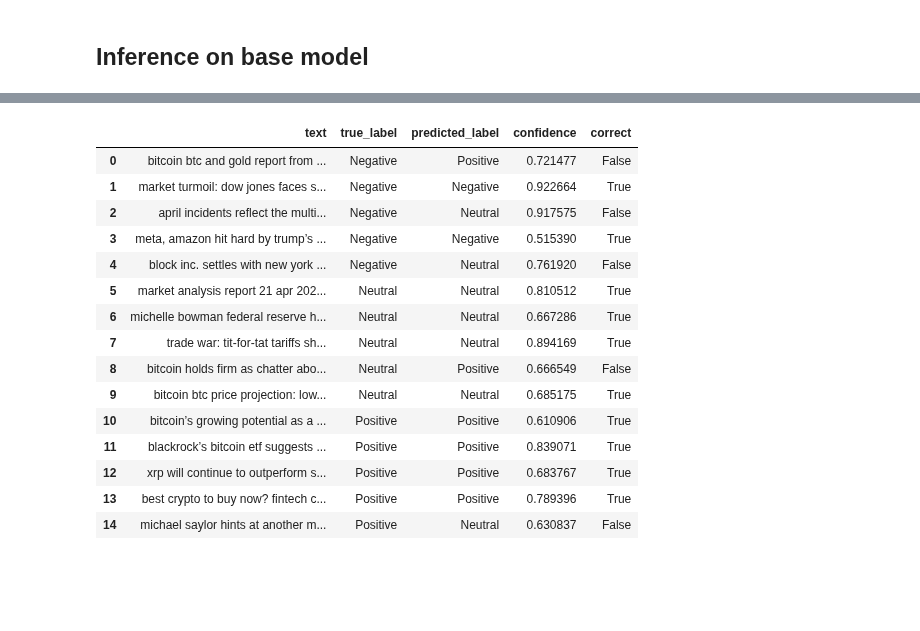
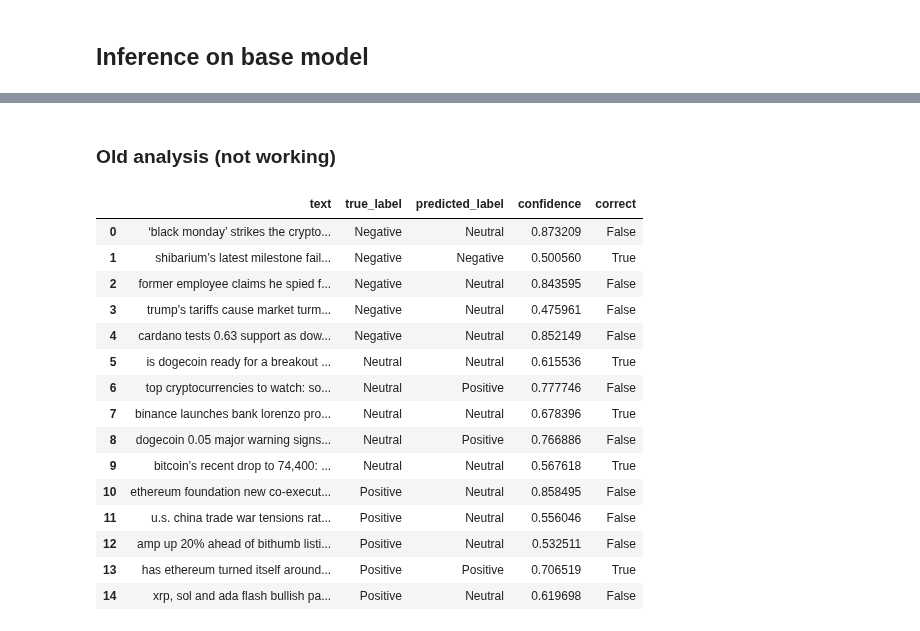
Before and after one commit to hstoklosa/sentix-nlp, a Jupyter notebook: baseline.ipynb, the cells around one changed output, grey strips where cells are left out. Cells and saved outputs as stored; diff of their text form; code cells hidden in the pictures; blank space fills up the shorter version.

Commit message:
refactor: migrate to trainer for building a baseline

```diff
--- a/baseline.ipynb
+++ b/baseline.ipynb
@@ -104,2 +94,5 @@ RobertaForSequenceClassification(
+# %%
+X_test, y_test = test_df['full_text'].values, test_df['label'].values
+test_dataset = NewsDataset(X_test, y_test, tokenizer)
 # %% [markdown]
 ## Inference on base model
@@ -166,0 +162,36 @@ weighted avg       0.65      0.52      0.51      1495
+# %%
+target_names = ['Negative', 'Neutral', 'Positive']
+
+predictions = trainer.predict(test_dataset)
+logits = predictions.predictions  # shape (n_examples, n_labels)
+
+probs = softmax(logits, axis=1)
+preds = np.argmax(probs, axis=1)
+confidences = probs.max(axis=1)
+
+results_df = test_df.copy()
+results_df['predicted_label'] = preds
+results_df['confidence'] = confidences
+results_df['correct'] = results_df['predicted_label'] == results_df['label']
+
+results_df['true_label_str'] = results_df['label'].map(lambda i: target_names[i])
+results_df['pred_label_str'] = results_df['predicted_label'].map(lambda i: target_names[i])
+
+sample_size = 10
+samples = (
+    results_df
+    .groupby('label', group_keys=False)
+    .apply(lambda grp: grp.sample(sample_size, random_state=42))
+    .reset_index(drop=True)
+)
+
+samples['text_snippet'] = samples['full_text']
+display_df = samples[[
+    'text_snippet',
+    'true_label_str',
+    'pred_label_str',
+    'confidence',
+    'correct'
+]]
+pd.set_option('display.max_colwidth', 100)
+display_df
@@ -167,9 +217,11 @@ weighted avg       0.65      0.52      0.51      1495
+# %% [markdown]
+### Old analysis (not working)
 # %%
 # Select a few examples from each class to analyse
 sample_size, examples = 5, []
 
 for label in [0, 1, 2]:
-    class_df = val_df[val_df['label'] == label].sample(sample_size, random_state=42)
+    class_df = test_df[test_df['label'] == label].sample(sample_size, random_state=42)
     sample_texts = class_df['full_text'].tolist()
     sample_labels = class_df['label'].tolist()
 
@@ -179,45 +231,45 @@ for label in [0, 1, 2]:
         truncation=True,
         padding=True,
         max_length=128,
         return_tensors="pt"
     )
     input_ids = sample_encodings["input_ids"].to(device)
     attention_mask = sample_encodings["attention_mask"].to(device)
 
     with torch.no_grad():
         outputs = model(input_ids=input_ids, attention_mask=attention_mask)
         logits = outputs.logits
         probs = torch.softmax(logits, dim=-1).cpu().numpy()
         preds = np.argmax(probs, axis=-1)
 
     for i in range(len(sample_texts)):
         examples.append({
             'text': sample_texts[i][:100] + "...",  # Truncate for display
             'true_label': target_names[sample_labels[i]],
             'predicted_label': target_names[preds[i]],
             'confidence': probs[i][preds[i]],
             'correct': sample_labels[i] == preds[i]
         })
 
 
 examples_df = pd.DataFrame(examples)
 # pd.set_option('display.max_colwidth', 100)
 
 examples_df
 # %% [output]
 |  | text | true_label | predicted_label | confidence | correct |
-| 0 | bitcoin btc and gold report from ... | Negative | Positive | 0.721477 | False |
-| 1 | market turmoil: dow jones faces s... | Negative | Negative | 0.922664 | True |
-| 2 | april incidents reflect the multi... | Negative | Neutral | 0.917575 | False |
-| 3 | meta, amazon hit hard by trump’s ... | Negative | Negative | 0.515390 | True |
-| 4 | block inc. settles with new york ... | Negative | Neutral | 0.761920 | False |
-| 5 | market analysis report 21 apr 202... | Neutral | Neutral | 0.810512 | True |
-| 6 | michelle bowman federal reserve h... | Neutral | Neutral | 0.667286 | True |
-| 7 | trade war: tit-for-tat tariffs sh... | Neutral | Neutral | 0.894169 | True |
-| 8 | bitcoin holds firm as chatter abo... | Neutral | Positive | 0.666549 | False |
-| 9 | bitcoin btc price projection: low... | Neutral | Neutral | 0.685175 | True |
-| 10 | bitcoin’s growing potential as a ... | Positive | Positive | 0.610906 | True |
-| 11 | blackrock’s bitcoin etf suggests ... | Positive | Positive | 0.839071 | True |
-| 12 | xrp will continue to outperform s... | Positive | Positive | 0.683767 | True |
-| 13 | best crypto to buy now? fintech c... | Positive | Positive | 0.789396 | True |
-| 14 | michael saylor hints at another m... | Positive | Neutral | 0.630837 | False |
+| 0 | ‘black monday’ strikes the crypto... | Negative | Neutral | 0.873209 | False |
+| 1 | shibarium’s latest milestone fail... | Negative | Negative | 0.500560 | True |
+| 2 | former employee claims he spied f... | Negative | Neutral | 0.843595 | False |
+| 3 | trump's tariffs cause market turm... | Negative | Neutral | 0.475961 | False |
+| 4 | cardano tests 0.63 support as dow... | Negative | Neutral | 0.852149 | False |
+| 5 | is dogecoin ready for a breakout ... | Neutral | Neutral | 0.615536 | True |
+| 6 | top cryptocurrencies to watch: so... | Neutral | Positive | 0.777746 | False |
+| 7 | binance launches bank lorenzo pro... | Neutral | Neutral | 0.678396 | True |
+| 8 | dogecoin 0.05 major warning signs... | Neutral | Positive | 0.766886 | False |
+| 9 | bitcoin’s recent drop to 74,400: ... | Neutral | Neutral | 0.567618 | True |
+| 10 | ethereum foundation new co-execut... | Positive | Neutral | 0.858495 | False |
+| 11 | u.s. china trade war tensions rat... | Positive | Neutral | 0.556046 | False |
+| 12 | amp up 20% ahead of bithumb listi... | Positive | Neutral | 0.532511 | False |
+| 13 | has ethereum turned itself around... | Positive | Positive | 0.706519 | True |
+| 14 | xrp, sol and ada flash bullish pa... | Positive | Neutral | 0.619698 | False |
```
Also changed, not shown: parts of 22 cells of this notebook.
